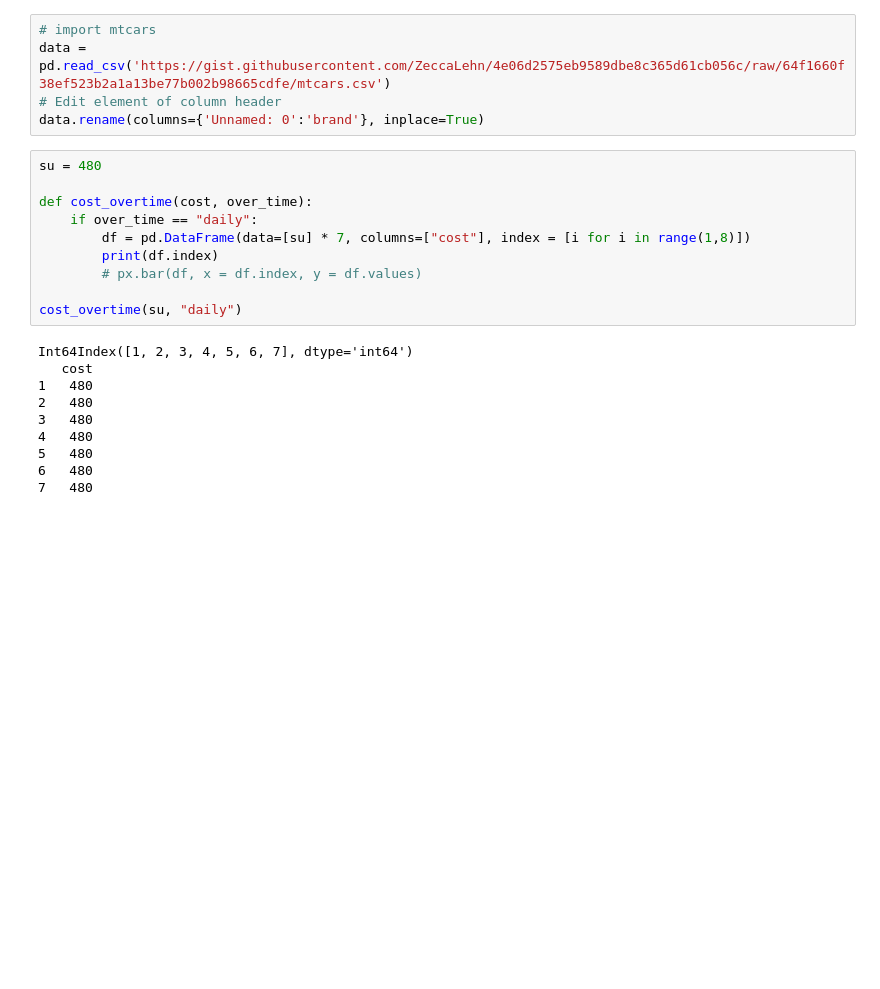
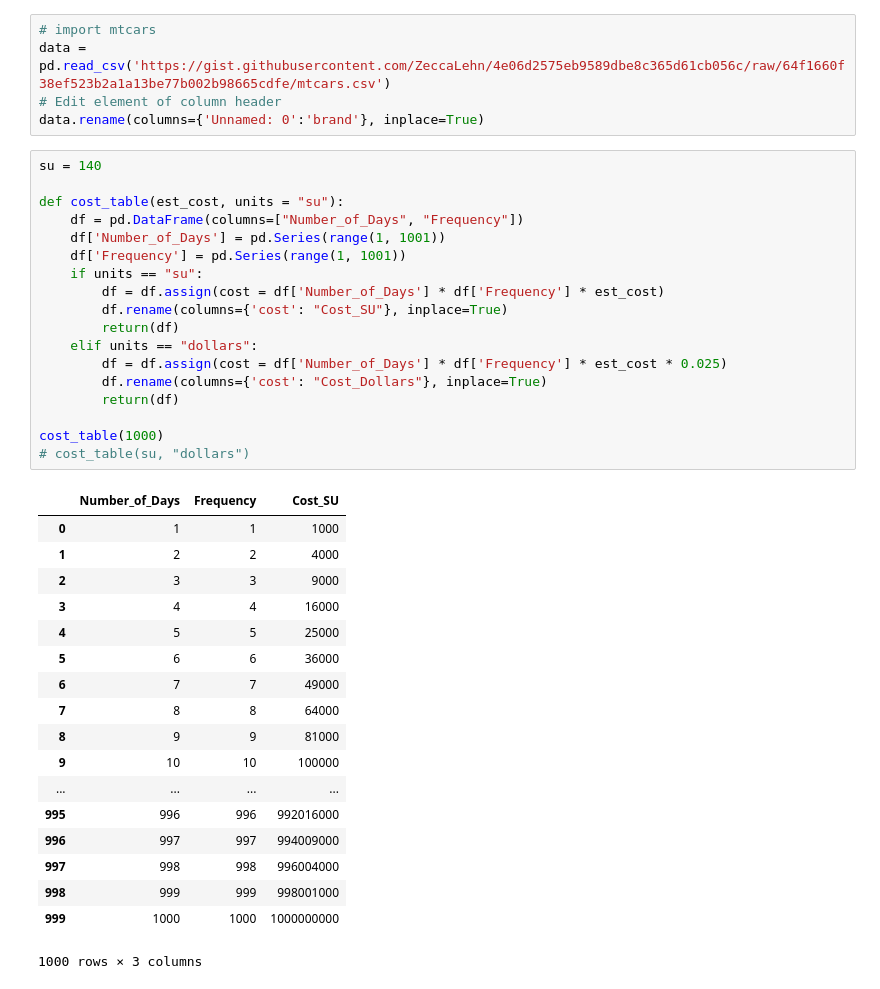
Before and after one commit to gartician/talapas-service-unit-calculator, a Jupyter notebook: Untitled.ipynb, the cells around one changed output. Cells and saved outputs as stored; diff of their text form; blank space fills up the shorter version.

```diff
--- a/Untitled.ipynb
+++ b/Untitled.ipynb
@@ -17,23 +17,40 @@ import pandas as pd
 data = pd.read_csv('https://gist.githubusercontent.com/ZeccaLehn/4e06d2575eb9589dbe8c365d61cb056c/raw/64f1660f38ef523b2a1a13be77b002b98665cdfe/mtcars.csv')
 # Edit element of column header
 data.rename(columns={'Unnamed: 0':'brand'}, inplace=True)
-# %%
-su = 480
-
-def cost_overtime(cost, over_time):
-    if over_time == "daily":
-        df = pd.DataFrame(data=[su] * 7, columns=["cost"], index = [i for i in range(1,8)])
-        print(df.index)
-        # px.bar(df, x = df.index, y = df.values)
-
-cost_overtime(su, "daily")
-# %% [output]
-Int64Index([1, 2, 3, 4, 5, 6, 7], dtype='int64')
-   cost
-1   480
-2   480
-3   480
-4   480
-5   480
-6   480
-7   480
+# %%
+su = 140
+
+def cost_table(est_cost, units = "su"):
+    df = pd.DataFrame(columns=["Number_of_Days", "Frequency"])
+    df['Number_of_Days'] = pd.Series(range(1, 1001))
+    df['Frequency'] = pd.Series(range(1, 1001))
+    if units == "su":
+        df = df.assign(cost = df['Number_of_Days'] * df['Frequency'] * est_cost)
+        df.rename(columns={'cost': "Cost_SU"}, inplace=True)
+        return(df)
+    elif units == "dollars":
+        df = df.assign(cost = df['Number_of_Days'] * df['Frequency'] * est_cost * 0.025)
+        df.rename(columns={'cost': "Cost_Dollars"}, inplace=True)
+        return(df)
+
+cost_table(1000)
+# cost_table(su, "dollars")
+# %% [output]
+|  | Number_of_Days | Frequency | Cost_SU |
+| 0 | 1 | 1 | 1000 |
+| 1 | 2 | 2 | 4000 |
+| 2 | 3 | 3 | 9000 |
+| 3 | 4 | 4 | 16000 |
+| 4 | 5 | 5 | 25000 |
+| 5 | 6 | 6 | 36000 |
+| 6 | 7 | 7 | 49000 |
+| 7 | 8 | 8 | 64000 |
+| 8 | 9 | 9 | 81000 |
+| 9 | 10 | 10 | 100000 |
+| ... | ... | ... | ... |
+| 995 | 996 | 996 | 992016000 |
+| 996 | 997 | 997 | 994009000 |
+| 997 | 998 | 998 | 996004000 |
+| 998 | 999 | 999 | 998001000 |
+| 999 | 1000 | 1000 | 1000000000 |
+1000 rows × 3 columns
```
Also changed, not shown: parts of 2 cells of this notebook, 6 other files.
